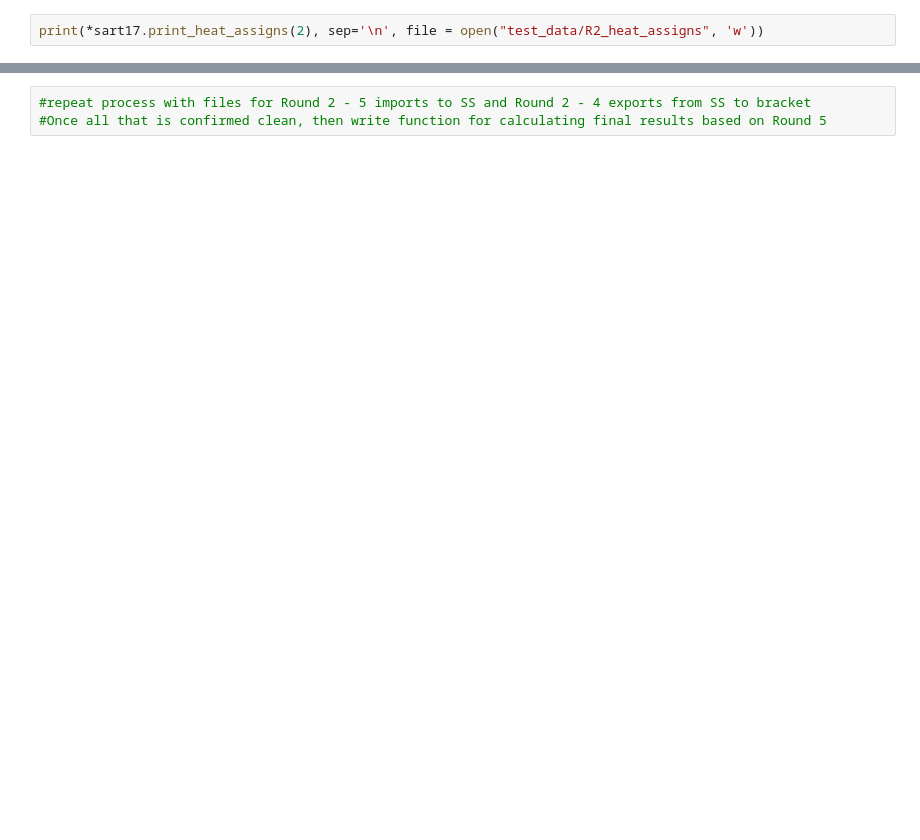
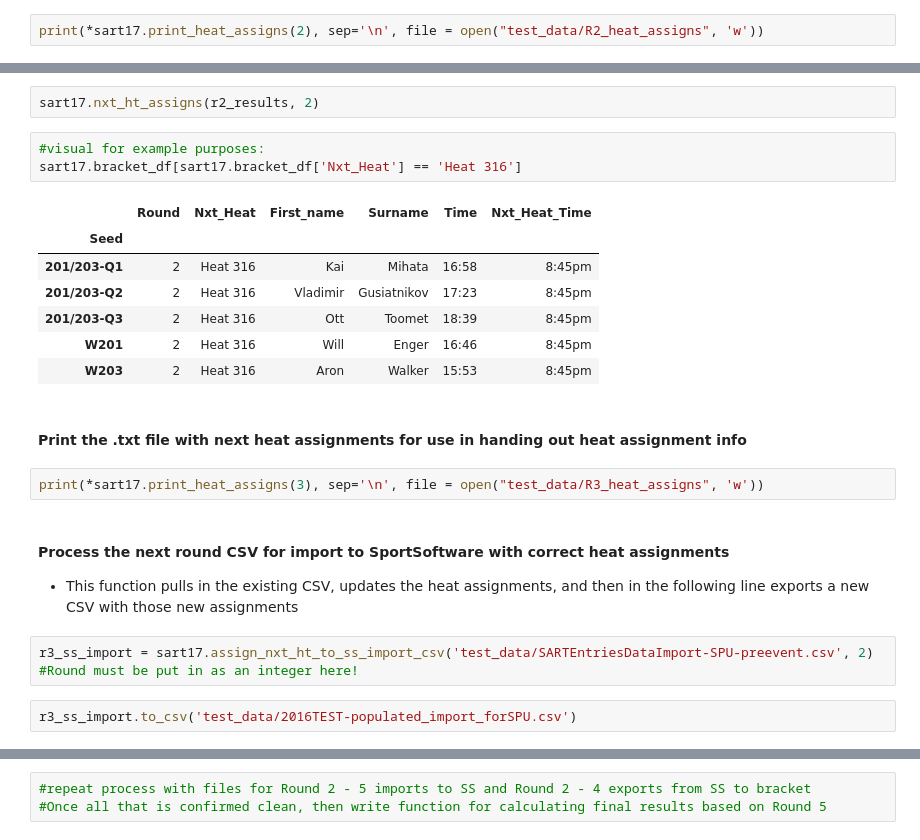
Before and after one commit to gcnuss/SART_Automation, a Jupyter notebook: Test_With_2016_Data.ipynb, the cells around one changed output, grey strips where cells are left out. Drawn from its saved outputs; the diff is of its cells as text; blank space fills up the shorter version.

```diff
--- a/Test_With_2016_Data.ipynb
+++ b/Test_With_2016_Data.ipynb
@@ -207,0 +338,25 @@ print(*sart17.print_heat_assigns(2), sep='\n', file = open("test_data/R2_heat_as
+# %%
+sart17.nxt_ht_assigns(r2_results, 2)
+# %%
+#visual for example purposes:
+sart17.bracket_df[sart17.bracket_df['Nxt_Heat'] == 'Heat 316']
+# %% [output]
+|  | Round | Nxt_Heat | First_name | Surname | Time | Nxt_Heat_Time |
+| Seed |  |  |  |  |  |  |
+| 201/203-Q1 | 2 | Heat 316 | Kai | Mihata | 16:58 | 8:45pm |
+| 201/203-Q2 | 2 | Heat 316 | Vladimir | Gusiatnikov | 17:23 | 8:45pm |
+| 201/203-Q3 | 2 | Heat 316 | Ott | Toomet | 18:39 | 8:45pm |
+| W201 | 2 | Heat 316 | Will | Enger | 16:46 | 8:45pm |
+| W203 | 2 | Heat 316 | Aron | Walker | 15:53 | 8:45pm |
+# %% [markdown]
+#### Print the .txt file with next heat assignments for use in handing out heat assignment info
+# %%
+print(*sart17.print_heat_assigns(3), sep='\n', file = open("test_data/R3_heat_assigns", 'w'))
+# %% [markdown]
+#### Process the next round CSV for import to SportSoftware with correct heat assignments
+- This function pulls in the existing CSV, updates the heat assignments, and then in the following line exports a new CSV with those new assignments
+# %%
+r3_ss_import = sart17.assign_nxt_ht_to_ss_import_csv('test_data/SARTEntriesDataImport-SPU-preevent.csv', 2)
+#Round must be put in as an integer here!
+# %%
+r3_ss_import.to_csv('test_data/2016TEST-populated_import_forSPU.csv')
```
Also changed, not shown: parts of 54 cells of this notebook, 1 other file.
